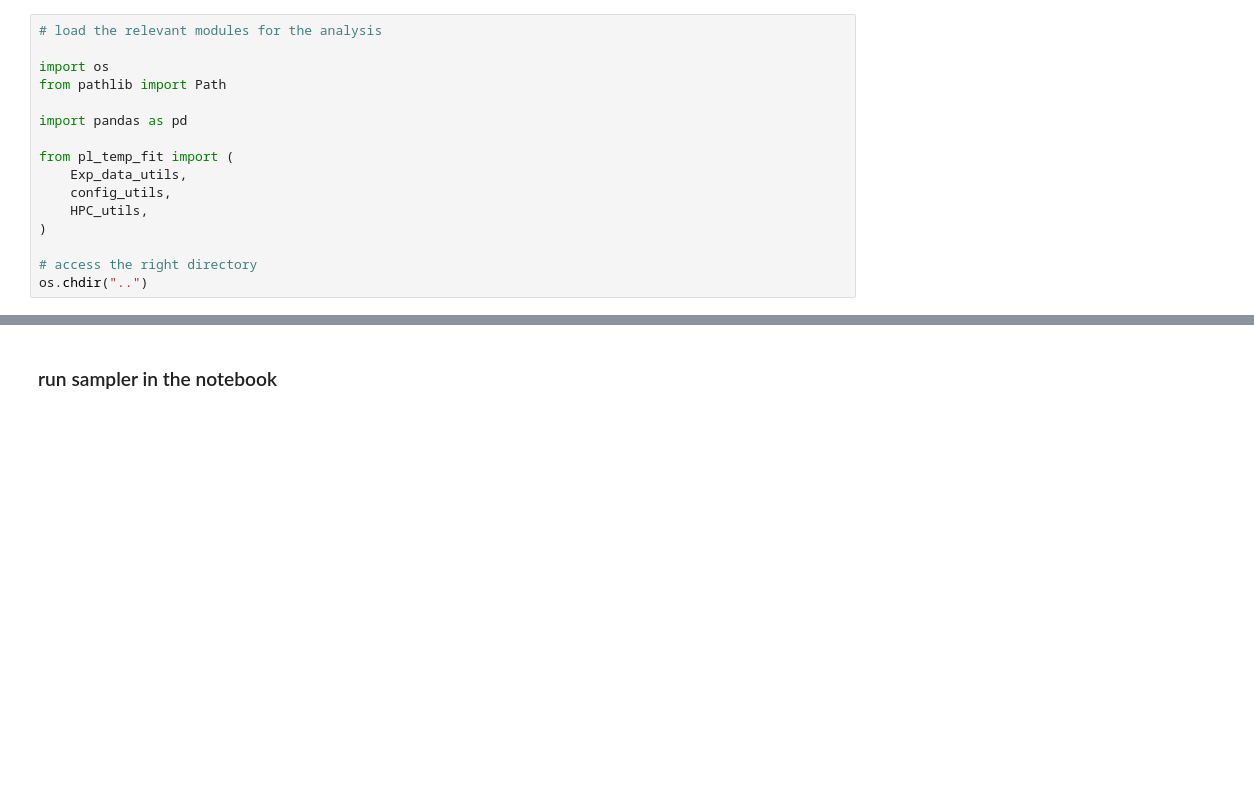
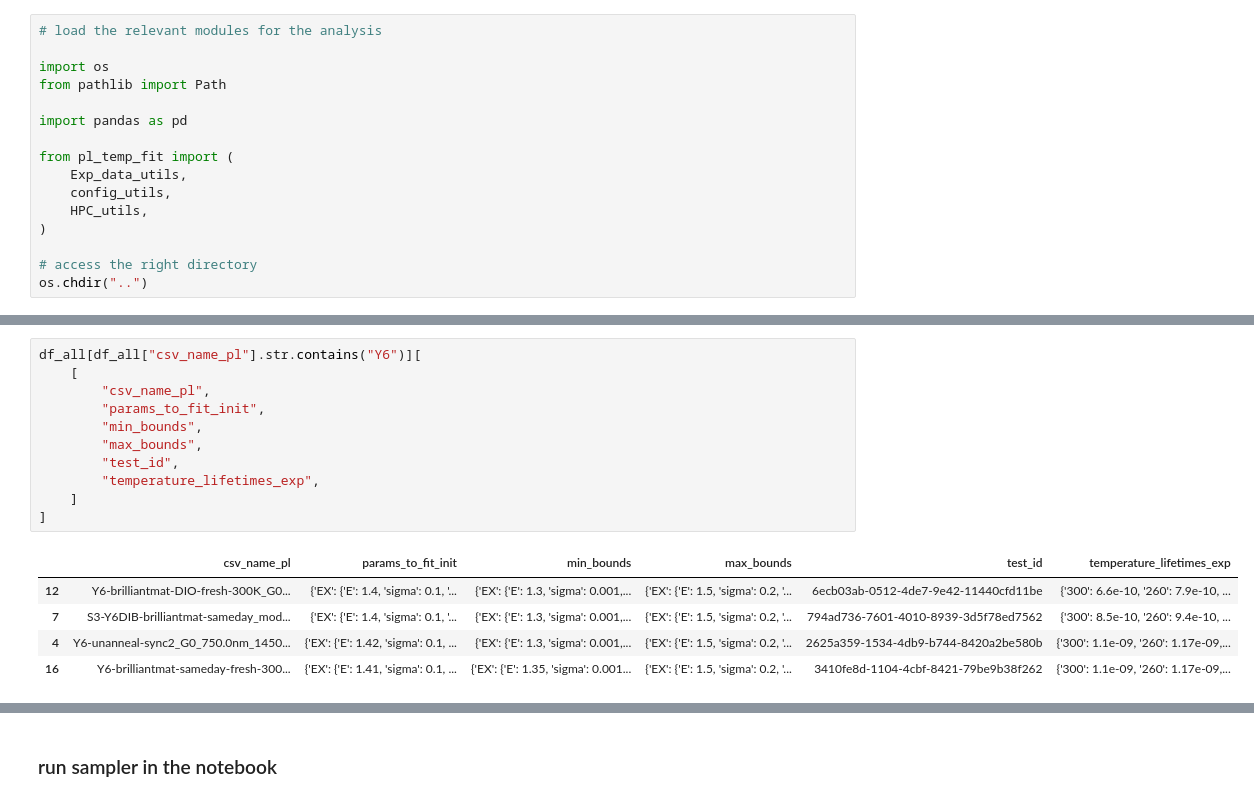
Before and after one commit to mohammedazzouzi15/pl_temp_fit, a Jupyter notebook: notebook/1_run_sampling_PL.ipynb, the cells around one changed output, grey strips where cells are left out. Cells and saved outputs as stored; diff of their text form; blank space fills up the shorter version.

```diff
--- a/notebook/1_run_sampling_PL.ipynb
+++ b/notebook/1_run_sampling_PL.ipynb
@@ -75,3 +75,20 @@ number of data points 17
+# %%
+df_all[df_all["csv_name_pl"].str.contains("Y6")][
+    [
+        "csv_name_pl",
+        "params_to_fit_init",
+        "min_bounds",
+        "max_bounds",
+        "test_id",
+        "temperature_lifetimes_exp",
+    ]
+]
+# %% [output]
+|  | csv_name_pl | params_to_fit_init | min_bounds | max_bounds | test_id | temperature_lifetimes_exp |
+| 12 | Y6-brilliantmat-DIO-fresh-300K_G0... | {'EX': {'E': 1.4, 'sigma': 0.1, '... | {'EX': {'E': 1.3, 'sigma': 0.001,... | {'EX': {'E': 1.5, 'sigma': 0.2, '... | 6ecb03ab-0512-4de7-9e42-11440cfd11be | {'300': 6.6e-10, '260': 7.9e-10, ... |
+| 7 | S3-Y6DIB-brilliantmat-sameday_mod... | {'EX': {'E': 1.4, 'sigma': 0.1, '... | {'EX': {'E': 1.3, 'sigma': 0.001,... | {'EX': {'E': 1.5, 'sigma': 0.2, '... | 794ad736-7601-4010-8939-3d5f78ed7562 | {'300': 8.5e-10, '260': 9.4e-10, ... |
+| 4 | Y6-unanneal-sync2_G0_750.0nm_1450... | {'EX': {'E': 1.42, 'sigma': 0.1, ... | {'EX': {'E': 1.3, 'sigma': 0.001,... | {'EX': {'E': 1.5, 'sigma': 0.2, '... | 2625a359-1534-4db9-b744-8420a2be580b | {'300': 1.1e-09, '260': 1.17e-09,... |
+| 16 | Y6-brilliantmat-sameday-fresh-300... | {'EX': {'E': 1.41, 'sigma': 0.1, ... | {'EX': {'E': 1.35, 'sigma': 0.001... | {'EX': {'E': 1.5, 'sigma': 0.2, '... | 3410fe8d-1104-4cbf-8421-79be9b38f262 | {'300': 1.1e-09, '260': 1.17e-09,... |
 # %%
 import importlib
 
```
Also changed, not shown: parts of 5 cells of this notebook, 5 other files.
